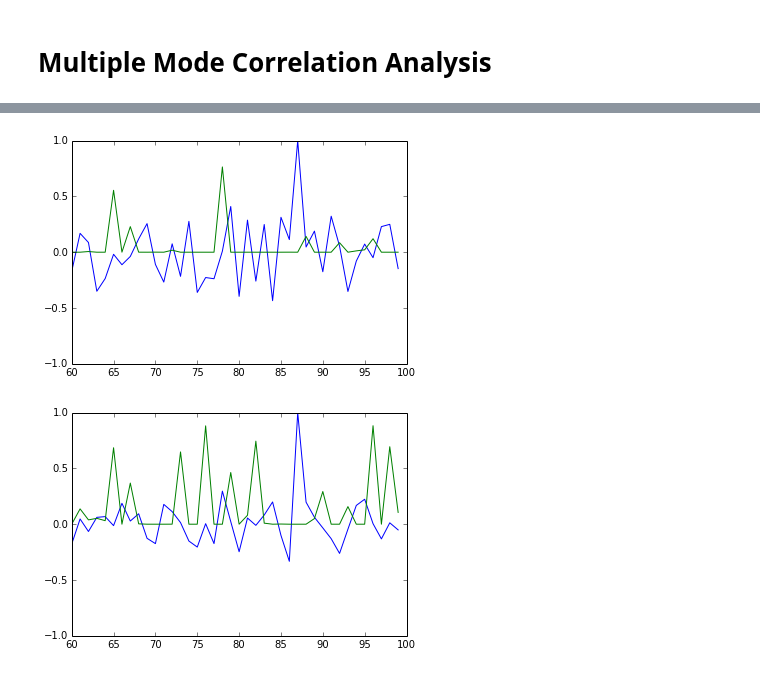
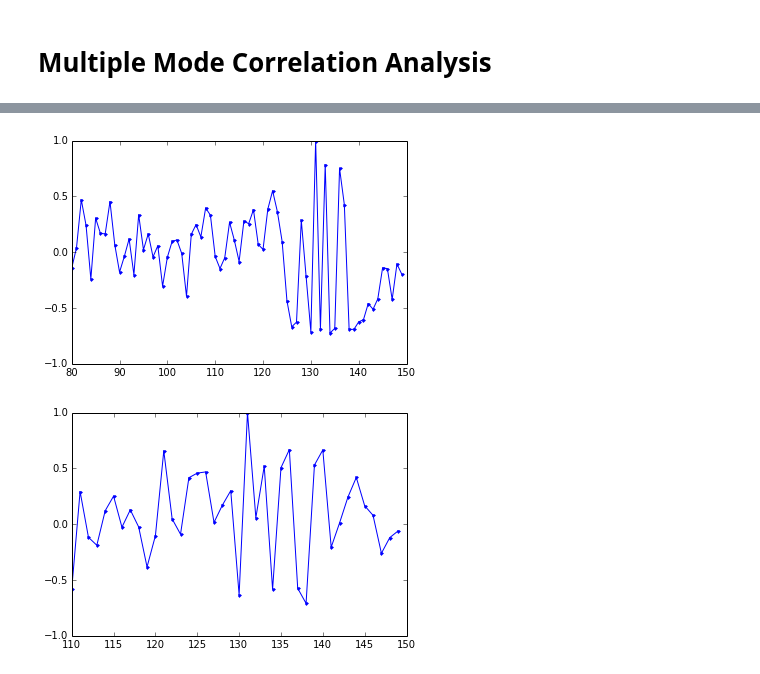
Before and after one commit to DawesLab/CCDimage, a Jupyter notebook: Two Mode Analysis.ipynb, the cells around one changed output, grey strips where cells are left out. Cells and saved outputs as stored; diff of their text form; code cells hidden in the pictures.

```diff
--- a/Two Mode Analysis.ipynb
+++ b/Two Mode Analysis.ipynb
@@ -141,46 +97,56 @@ ls
 # %%
-vacuum_raw = np.load("13-56-14_raw.npy")
+vacuum_raw = np.load("13-14-37_raw.npy")
 # %%
 vacFFT = np.average(vacuum_raw,axis=(1,2))
 # %%
-filename_root = "14-49-54_raw"
+filename_root = "15-11-45_raw"
 data = np.load(filename_root + ".npy")
 # %%
-VacCorrected = data - vacFFT.reshape(400,1,1)
+VacCorrected = data - vacFFT.reshape(600,1,1)
 # %%
-modeA = 87
+modeA = 131
 outputA = VacCorrected[modeA,:,:].flatten()  # Choose the mode to analyze
 y_real = np.real(outputA)
 y_imag = np.imag(outputA)
 x_real = []
 x_imag = []
+x_abs = []
 mode_real = []
 mode_imag = []
 output_real = []
 output_imag = []
+output_abs = []
 Pearson_real = []
 Pearson_imag = []
+magnitude = []
+modes = range(0,150)
 
-for i in range(0, 100):
-    mode_real.append(i)
-    output_real.append(VacCorrected[mode_real[i],:,:].flatten())  # Choose the mode to analyze
+for i in modes:
+    output_real.append(VacCorrected[i,:,:].flatten())  # Choose the mode to analyze
     x_real.append(np.real(output_real[i]))
-    Pearson_real.append(sp.pearsonr(x_real[i], y_real))
+    RealPearson, p = sp.pearsonr(x_real[i], y_real)
+    Pearson_real.append(RealPearson)
 
-for i in range(0, 100):
-    mode_imag.append(i)
-    output_imag.append(VacCorrected[mode_imag[i],:,:].flatten())  # Choose the mode to analyze
+for i in modes:
+    output_imag.append(VacCorrected[i,:,:].flatten())  # Choose the mode to analyze
     x_imag.append(np.imag(output_imag[i]))
-    Pearson_imag.append(sp.pearsonr(x_imag[i], y_imag))
+    ImagPearson, p = sp.pearsonr(x_imag[i], y_imag)
+    Pearson_imag.append(ImagPearson)
+
+
+for i in modes:
+    output_abs.append( VacCorrected[i,:,:].flatten() )  # Choose the mode to analyze
+    x_abs.append(np.abs(output_abs[i]))
+    magnitude.append(np.average(x_abs[i]))
 # %%
-plot(mode_real, Pearson_real)
-axis([60,100,-1,1])
+plot(modes,Pearson_real,".-")
+axis([80,150,-1,1])
 savefig(filename_root + "_mode_" + str(modeA) + "_real.png")
 # %% [output]
-[figure, old version]
+[figure, new version]
 # %%
-plot(mode_imag, Pearson_imag)
-axis([60,100,-1,1])
+plot(modes, Pearson_imag,".-")
+axis([110,150,-1,1])
 savefig(filename_root + "_mode_" + str(modeA) + "_imag.png")
 # %% [output]
-[figure, old version]
+[figure, new version]
```
Also changed, not shown: parts of 20 cells of this notebook.
